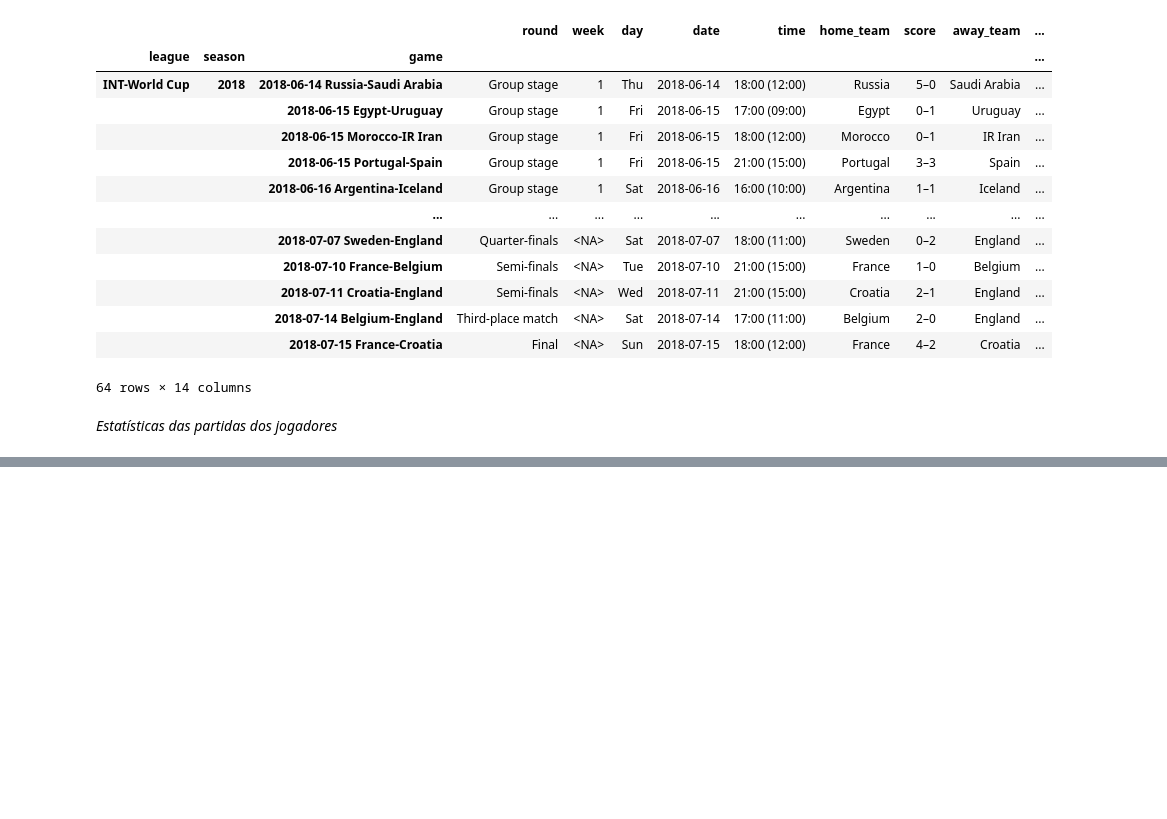
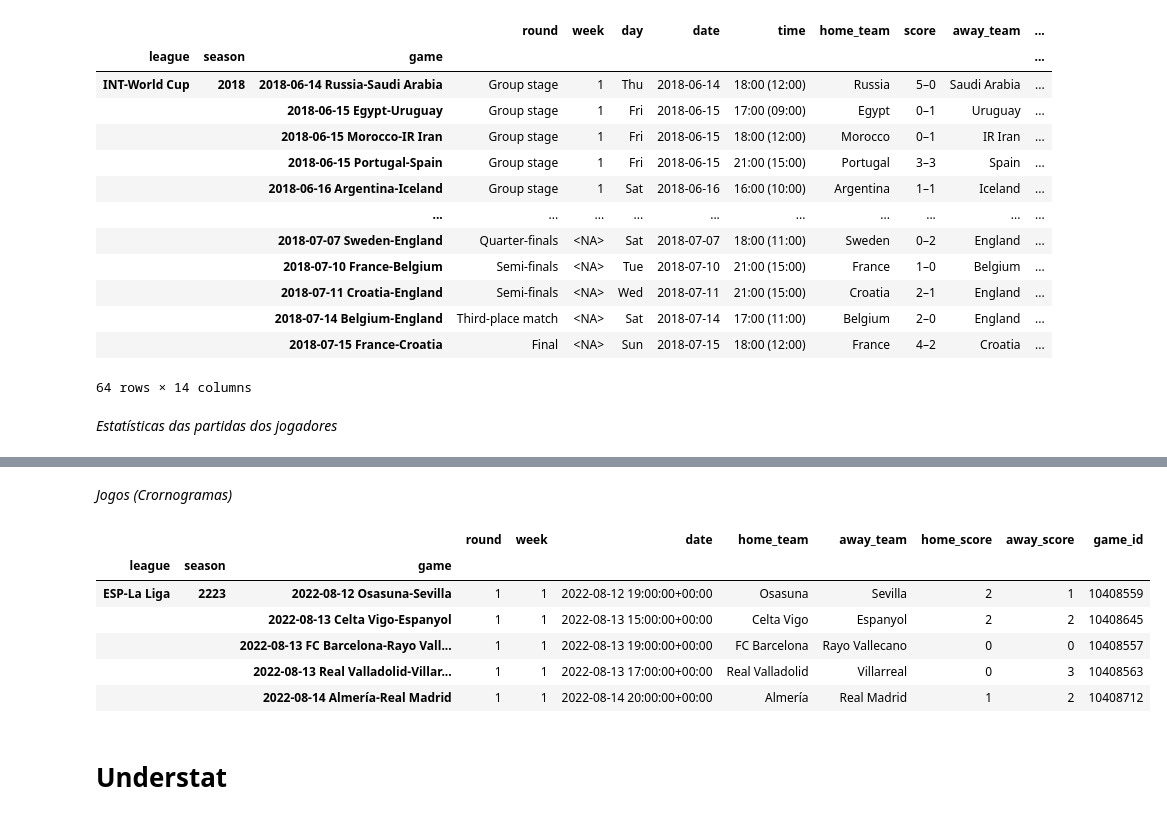
Before and after one commit to rphl15/Programacao_Basica, a Jupyter notebook: soccerdata_aprendizado.ipynb, the cells around one changed output, grey strips where cells are left out. Saved outputs shown, nothing was run; the diff lists cells and outputs as text; code cells hidden in the pictures; blank space fills up the shorter version.

```diff
--- a/soccerdata_aprendizado.ipynb
+++ b/soccerdata_aprendizado.ipynb
@@ -288,0 +591,15 @@ player_match_stats
+# %% [markdown]
+*Jogos (Crornogramas)*
+# %%
+schedule = sofascore.read_schedule()
+schedule.head()
+# %% [output]
+|  |  |  | round | week | date | home_team | away_team | home_score | away_score | game_id |
+| league | season | game |  |  |  |  |  |  |  |  |
+| ESP-La Liga | 2223 | 2022-08-12 Osasuna-Sevilla | 1 | 1 | 2022-08-12 19:00:00+00:00 | Osasuna | Sevilla | 2 | 1 | 10408559 |
+|  |  | 2022-08-13 Celta Vigo-Espanyol | 1 | 1 | 2022-08-13 15:00:00+00:00 | Celta Vigo | Espanyol | 2 | 2 | 10408645 |
+|  |  | 2022-08-13 FC Barcelona-Rayo Vall... | 1 | 1 | 2022-08-13 19:00:00+00:00 | FC Barcelona | Rayo Vallecano | 0 | 0 | 10408557 |
+|  |  | 2022-08-13 Real Valladolid-Villar... | 1 | 1 | 2022-08-13 17:00:00+00:00 | Real Valladolid | Villarreal | 0 | 3 | 10408563 |
+|  |  | 2022-08-14 Almería-Real Madrid | 1 | 1 | 2022-08-14 20:00:00+00:00 | Almería | Real Madrid | 1 | 2 | 10408712 |
+# %% [markdown]
+# Understat
```
Also changed, not shown: parts of 34 cells of this notebook.
